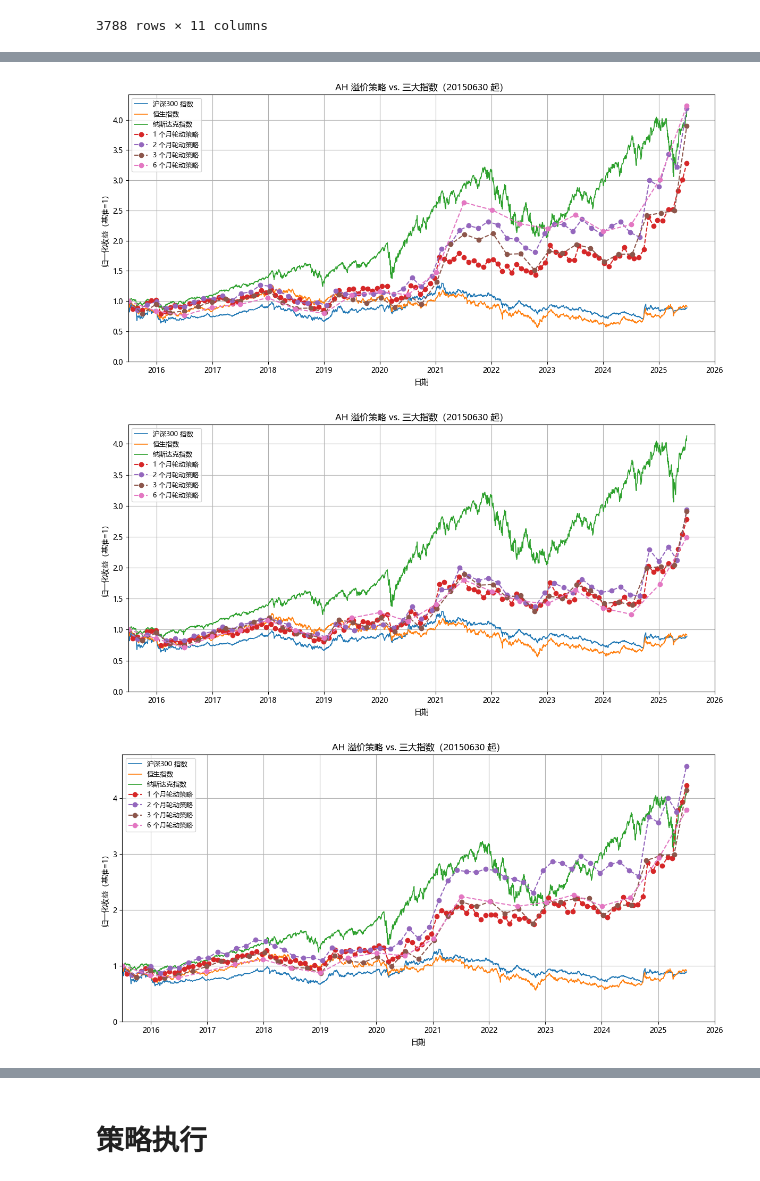
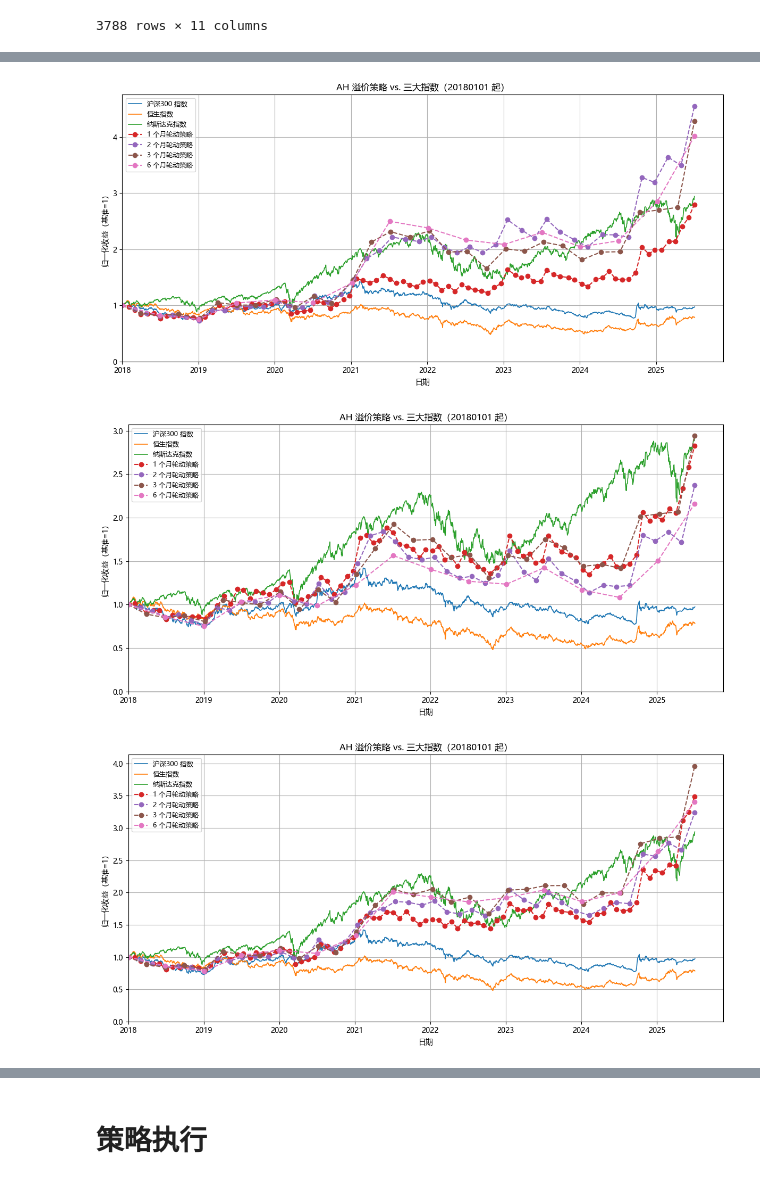
Before and after one commit to Raytto/Quant_strategy_ahp, a Jupyter notebook: strategy_AH_premium_3_cap.ipynb, the cells around one changed output, grey strips where cells are left out. Drawn from its saved outputs; the diff is of its cells as text; code cells hidden in the pictures.

```diff
--- a/strategy_AH_premium_3_cap.ipynb
+++ b/strategy_AH_premium_3_cap.ipynb
@@ -371,15 +372,15 @@ def test(
     plt.tight_layout()
     plt.show()
 # %%
-test(start_dt_str="20150630")  # 原策略 选top5和bot5
+test(start_dt_str="20180101")  # 原策略 选top5和bot5
 # %% [output]
-[figure, old version]
+[figure, new version]
 # %%
-test(start_dt_str="20150630", split_n=3)  # 改选top2和bot2
+test(start_dt_str="20180101", split_n=3)  # 改选top3和bot3
 # %% [output]
-[figure, old version]
+[figure, new version]
 # %%
-test(start_dt_str="20150630", split_n=8)  # 改选top2和bot2
+test(start_dt_str="20180101", split_n=8)  # 改选top8和bot8
 # %% [output]
-[figure, old version]
+[figure, new version]
 # %%
```
Also changed, not shown: parts of 2 cells of this notebook, 3 other files.
